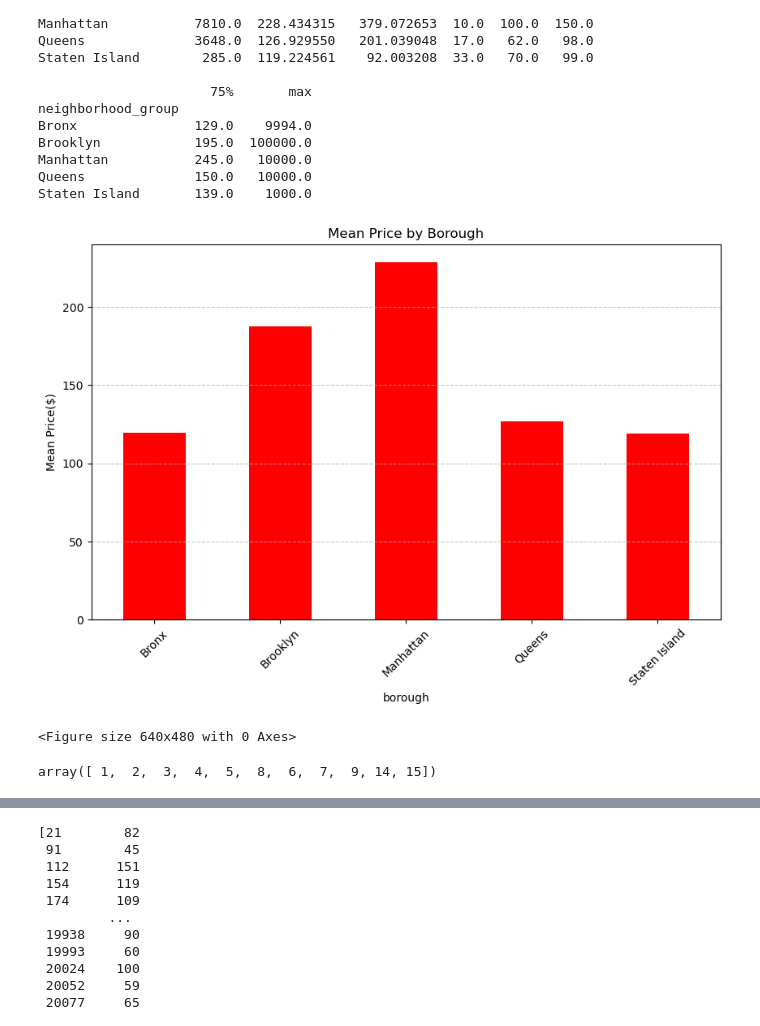
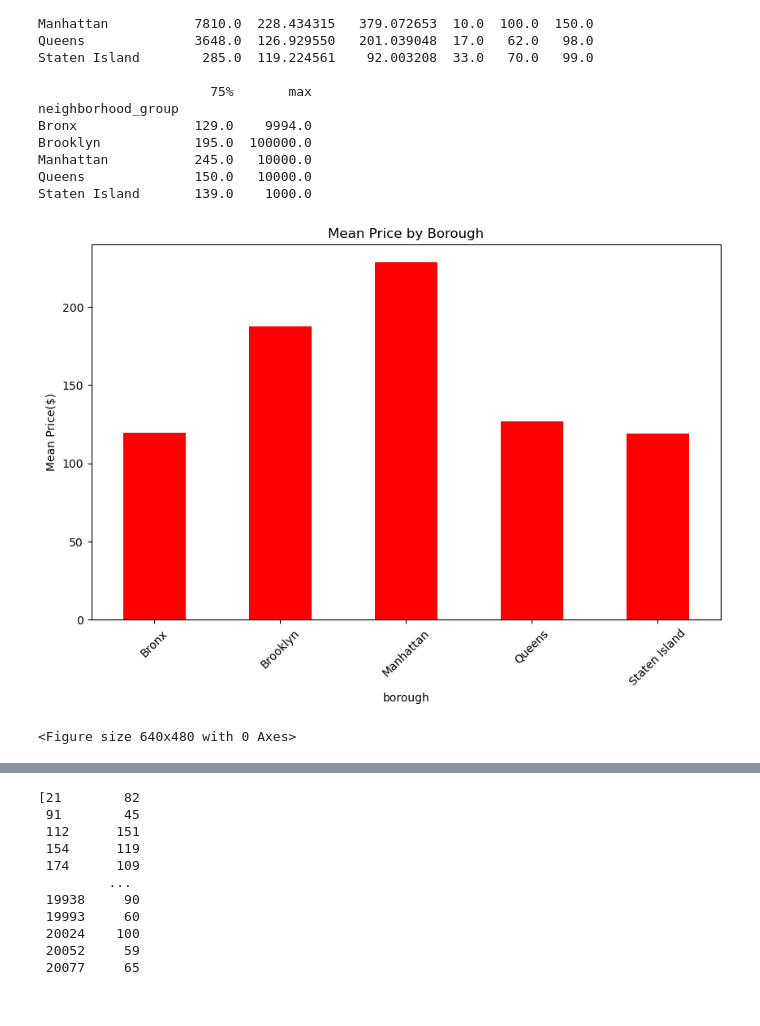
Before and after one commit to zippyprod/Project-3, a Jupyter notebook: charts.ipynb, the cells around one changed output, grey strips where cells are left out. Cells and saved outputs as stored; diff of their text form; code cells hidden in the pictures.

```diff
--- a/charts.ipynb
+++ b/charts.ipynb
@@ -269,20 +279,16 @@ Manhattan           245.0   10000.0
 Queens              150.0   10000.0
 Staten Island       139.0    1000.0
 # %%
+#MEAN PRICE BAR
 plt.figure(figsize=(10, 6))
 summary_stats['mean'].plot(kind='bar', color='red')
 plt.title('Mean Price by Borough')
 plt.xlabel('borough')
 plt.ylabel('Mean Price($)')
 plt.xticks(rotation=45)
-plt.grid(axis='y', linestyle='--', alpha=0.7)
+#plt.grid(axis='y', linestyle='--', alpha=0.7)
 plt.show()
 plt.savefig(fname="Mean Price by Neighborhood Group.png", transparent=True)
 # %% [output]
-[figure, old version]
+[figure, new version]
 <Figure size 640x480 with 0 Axes>
-# %%
-room_types = airbnb_df['num_bedrooms'].unique()
-room_types
-# %% [output]
-array([ 1,  2,  3,  4,  5,  8,  6,  7,  9, 14, 15])
```
Also changed, not shown: parts of 27 cells of this notebook, 5 other files.
